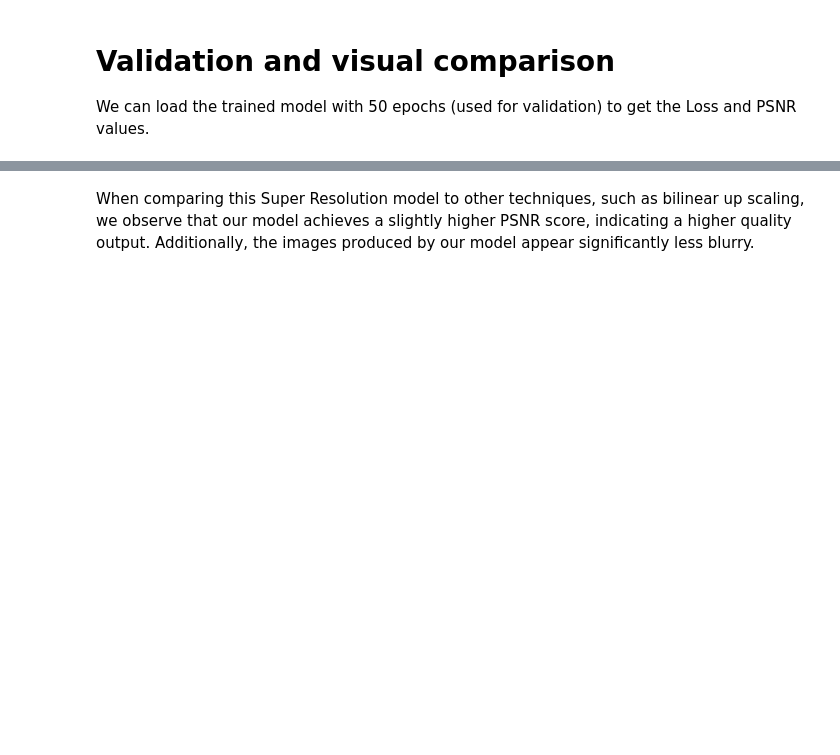
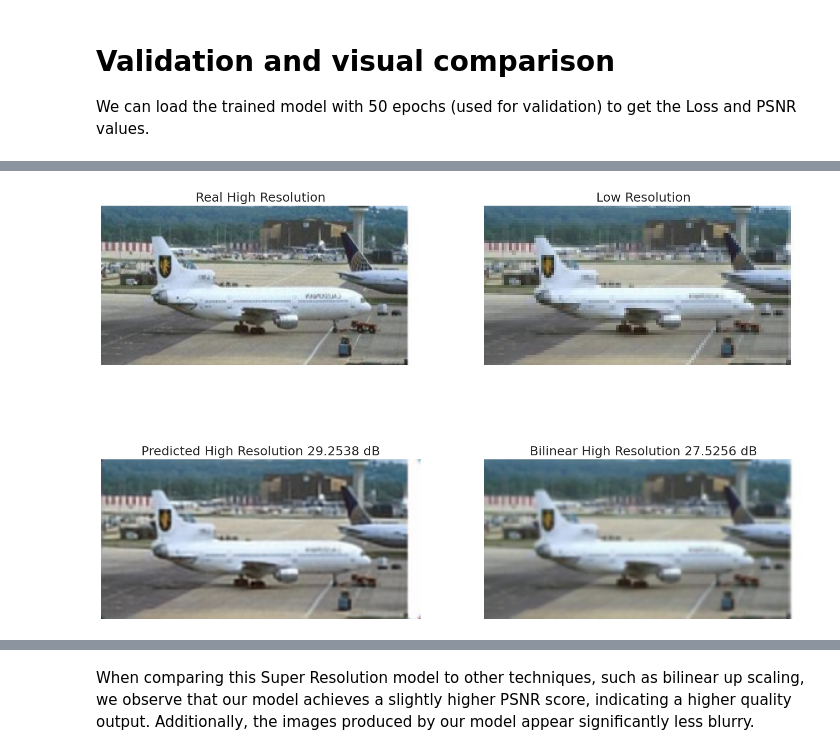
Before and after one commit to cMancio00/Super-Resolution, a Jupyter notebook: notebook.ipynb, the cells around one changed output, grey strips where cells are left out. Cells and saved outputs as stored; diff of their text form; code cells hidden in the pictures; blank space fills up the shorter version.

```diff
--- a/notebook.ipynb
+++ b/notebook.ipynb
@@ -116,8 +165,13 @@ sizes = {
 }
 _ , validation, test = split_dataset(dataset,sizes)
 
-validation_dataloader = DataLoader(test, batch_size=16, shuffle=True)
+validation_dataloader = DataLoader(validation, batch_size=16, shuffle=True)
 test_dataloader = DataLoader(test, batch_size=16, shuffle=True)
+
+_ , small_validation, small_test = split_dataset(small_dataset,sizes)
+
+small_validation_dataloader = DataLoader(small_validation, batch_size=16, shuffle=True)
+small_test_dataloader = DataLoader(small_test, batch_size=16, shuffle=True)
 # %% [markdown]
 # Learning
 
@@ -234,0 +326,23 @@ Validation L1: 0.017452, PSNR 30.2676 db
+# %%
+fig1, ax1 = plt.subplots(2, 2, figsize=(18, 12))
+ax1[0, 0].imshow(high_res_validation[0].permute(1, 2, 0).cpu())
+ax1[0, 0].set_title("Real High Resolution")
+ax1[0, 0].axis('off')
+
+ax1[0, 1].imshow(low_res_validation[0].permute(1, 2, 0).cpu())
+ax1[0, 1].set_title("Low Resolution")
+ax1[0, 1].axis('off')
+
+ax1[1, 0].imshow(predicted_image)
+ax1[1, 0].set_title(f"Predicted High Resolution {validation_psnr:.4f} dB")
+ax1[1, 0].axis('off')
+
+ax1[1, 1].imshow(bilinear_image[0].permute(1, 2, 0).cpu())
+ax1[1, 1].set_title(f"Bilinear High Resolution {bilinear_psnr:.4f} dB")
+ax1[1, 1].axis('off')
+
+os.makedirs("output", exist_ok=True)
+plt.savefig("output/validation_prediction_comparison_large_model.jpg")
+plt.show()
+# %% [output]
+[figure, added]
```
Also changed, not shown: parts of 15 cells of this notebook, 42 other files.
